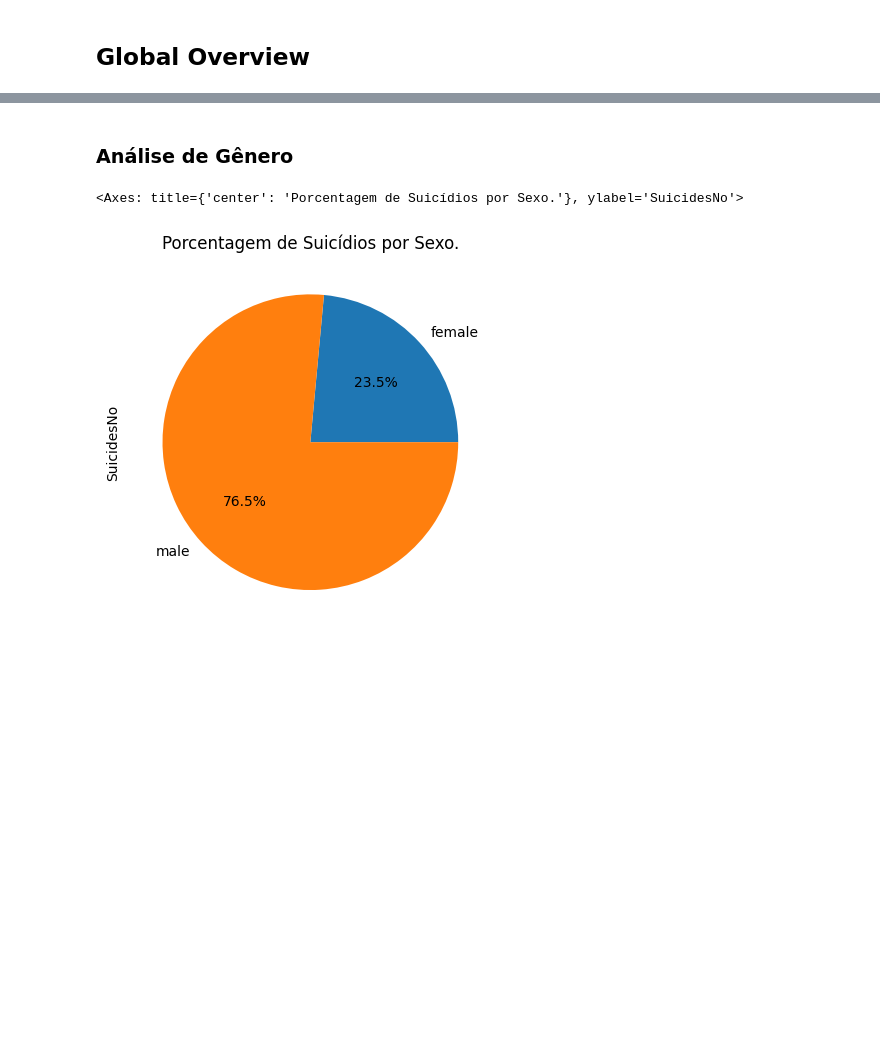
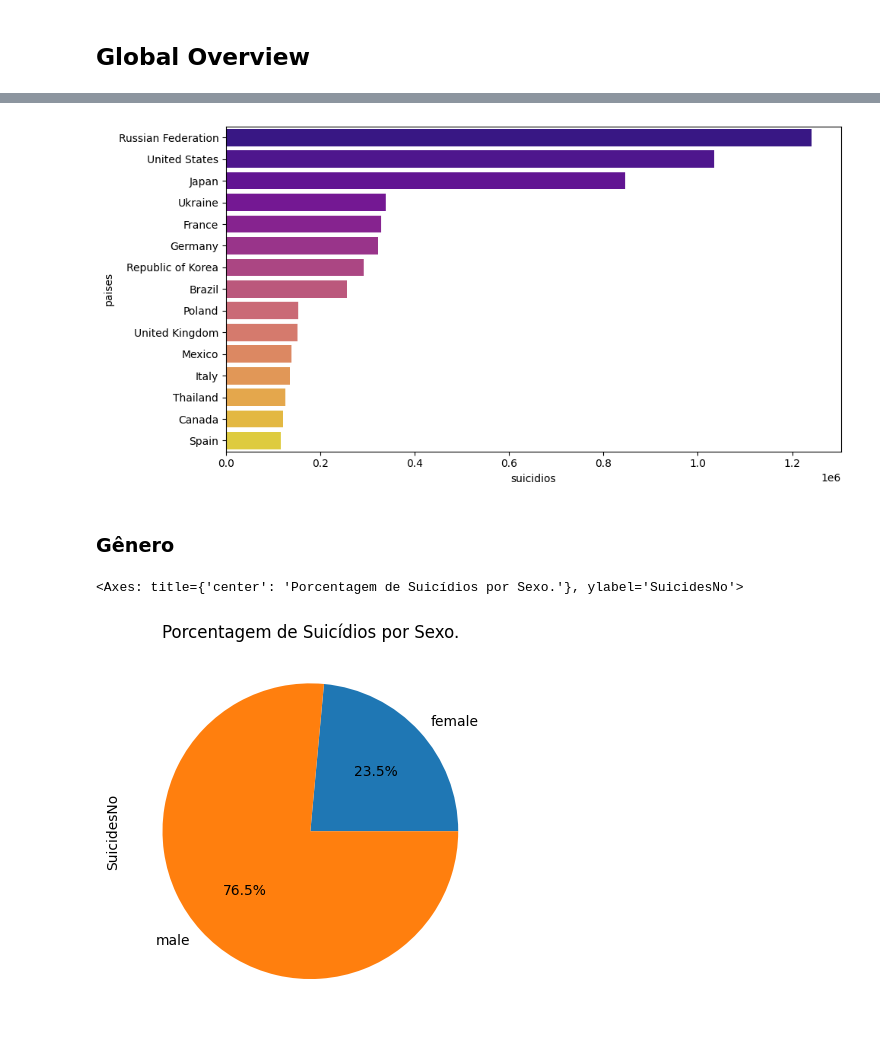
Before and after one commit to Lfagundesnetto/MVP1_Sprint_1_PUC_2023_Leticia-Netto, a Jupyter notebook: MVP1_LeticiaNetto.ipynb, the cells around one changed output, grey strips where cells are left out. Cells and saved outputs as stored; diff of their text form; code cells hidden in the pictures; blank space fills up the shorter version.

```diff
--- a/MVP1_LeticiaNetto.ipynb
+++ b/MVP1_LeticiaNetto.ipynb
@@ -259,5 +296,24 @@ grp_age = df.groupby(['Age']).SuicidesNo.sum()
+# %%
+# PAÍSES COM MAIORES NÚMEROS DE SUICÍDIOS POR 100 MIL HABITANTES
+
+suicidios = []
+for paises in df.Country.unique():
+    suicidios.append(sum(df[df['Country'] == paises].SuicidesNo))
+
+suicidios = pd.DataFrame(suicidios, columns = ['suicidios'])
+paises = pd.DataFrame(df.Country.unique(), columns=['paises'])
+SuicidesNo = pd.concat([suicidios, paises], axis = 1)
+
+SuicidesNo = SuicidesNo.sort_values(by = 'suicidios', ascending = False)
+
+fig, ax = plt.subplots(figsize = (10,5))
+sns.barplot(y = SuicidesNo.paises[:15], x = SuicidesNo.suicidios[:15], palette='plasma')
+
+plt.tight_layout()
+# %% [output]
+[figure, added]
 # %% [markdown]
-### **Análise de Gênero**
+### **Gênero**
 # %%
 #calculando porcentagem por genero
 pgnd = (grp_gender / t_scd)
```
Also changed, not shown: parts of 4 cells of this notebook.
